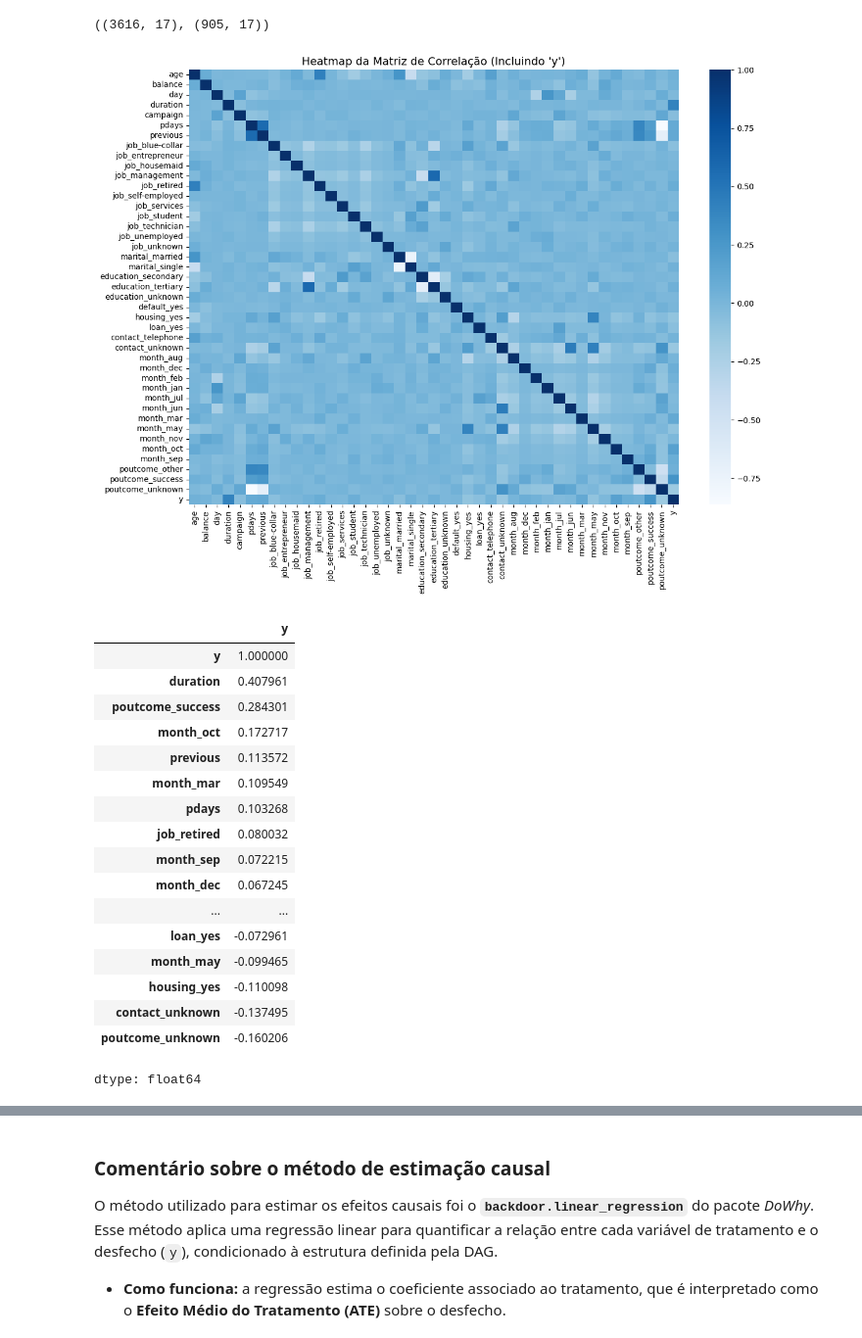
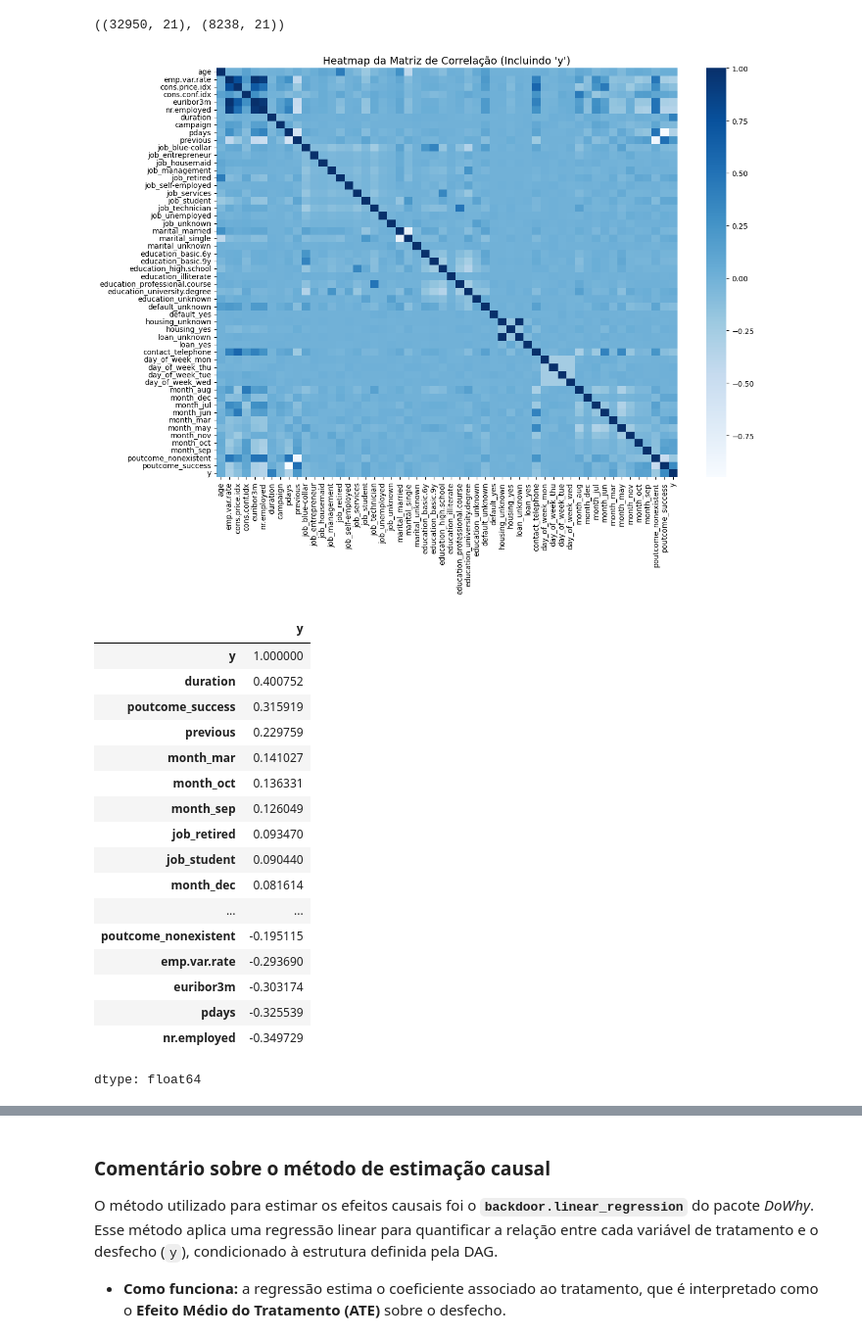
Before and after one commit to yancavalcante/bank_marketing_causalinference, a Jupyter notebook: Bank_Marketing_Causal_Inference.ipynb, the cells around one changed output, grey strips where cells are left out. Shown at 98% size. Cells and saved outputs as stored; diff of their text form; code cells hidden in the pictures.

```diff
--- a/Bank_Marketing_Causal_Inference.ipynb
+++ b/Bank_Marketing_Causal_Inference.ipynb
@@ -56,7 +71,7 @@ libgraphviz-dev is already the newest version (2.42.2-6ubuntu0.1).
 from google.colab import drive
 drive.mount('/content/drive')
 
-df = pd.read_csv('/content/drive/MyDrive/Datasets Colab/Bank_Marketing_Causal_Inference/bank.csv', sep=";")
+df = pd.read_csv('/content/drive/MyDrive/Datasets Colab/Bank_Marketing_Causal_Inference/bank-additional-full.csv', sep=";")
 df
 # %% [output]
 Drive already mounted at /content/drive; to attempt to forcibly remount, call drive.mount("/content/drive", force_remount=True).
@@ -105,11 +119,11 @@ train_data, test_data = train_test_split(df, test_size=0.2, random_state=42, str
 # Mostrando o resultado da separação
 train_data.shape, test_data.shape
 # %% [output]
-((3616, 17), (905, 17))
+((32950, 21), (8238, 21))
 # %%
 # Separando os dados categóricos e numéricos
-categorical_columns = ["job", "marital", "education", "default", "housing", "loan", "contact", "month", "poutcome"]
-numerical_columns = ["age", "balance", "day", "duration", "campaign", "pdays", "previous"]
+categorical_columns = ["job", "marital", "education", "default", "housing", "loan", "contact", "day_of_week", "month", "poutcome"]
+numerical_columns = ["age", "emp.var.rate", "cons.price.idx", "cons.conf.idx", "euribor3m", "nr.employed", "duration", "campaign", "pdays", "previous"]
 target_column = "y"
 
 # Convertendo a variável alvo para binária (0 e 1)
@@ -120,50 +134,50 @@ encoder = OneHotEncoder(drop="first", sparse_output=False)
 
 # Aplicando OneHotEncoder nas variáveis categóricas
 encoded_categorical_data = encoder.fit_transform(train_data[categorical_columns])
 
 # Convertendo os dados categóricos encodados para um DataFrame
 encoded_categorical_df = pd.DataFrame(
     encoded_categorical_data,
     columns=encoder.get_feature_names_out(categorical_columns)
 )
 
 # Concatenando as variáveis numéricas, categóricas encodadas e o alvo
 encoded_data = pd.concat(
     [train_data[numerical_columns].reset_index(drop=True),
      encoded_categorical_df.reset_index(drop=True),
      y_column.reset_index(drop=True)],
     axis=1
 )
 
 # Recalculando a matriz de correlação incluindo a variável 'y'
 correlation_with_y = encoded_data.corr()["y"].sort_values(ascending=False)
 
 # Criando o heatmap atualizado incluindo a variável 'y'
 plt.figure(figsize=(14, 10))
 sns.heatmap(encoded_data.corr(), annot=False, cmap="Blues", cbar=True)
 plt.title("Heatmap da Matriz de Correlação (Incluindo 'y')", fontsize=14)
 plt.show()
 
 # Exibindo as correlações das variáveis com 'y'
 correlation_with_y
 # %% [output]
-[figure, old version]
+[figure, new version]
 |  | y |
 | y | 1.000000 |
-| duration | 0.407961 |
-| poutcome_success | 0.284301 |
-| month_oct | 0.172717 |
-| previous | 0.113572 |
-| month_mar | 0.109549 |
-| pdays | 0.103268 |
-| job_retired | 0.080032 |
-| month_sep | 0.072215 |
-| month_dec | 0.067245 |
+| duration | 0.400752 |
+| poutcome_success | 0.315919 |
+| previous | 0.229759 |
+| month_mar | 0.141027 |
+| month_oct | 0.136331 |
+| month_sep | 0.126049 |
+| job_retired | 0.093470 |
+| job_student | 0.090440 |
+| month_dec | 0.081614 |
 | ... | ... |
-| loan_yes | -0.072961 |
-| month_may | -0.099465 |
-| housing_yes | -0.110098 |
-| contact_unknown | -0.137495 |
-| poutcome_unknown | -0.160206 |
+| poutcome_nonexistent | -0.195115 |
+| emp.var.rate | -0.293690 |
+| euribor3m | -0.303174 |
+| pdays | -0.325539 |
+| nr.employed | -0.349729 |
 dtype: float64
 # %% [markdown]
```
Also changed, not shown: parts of 16 cells of this notebook.
